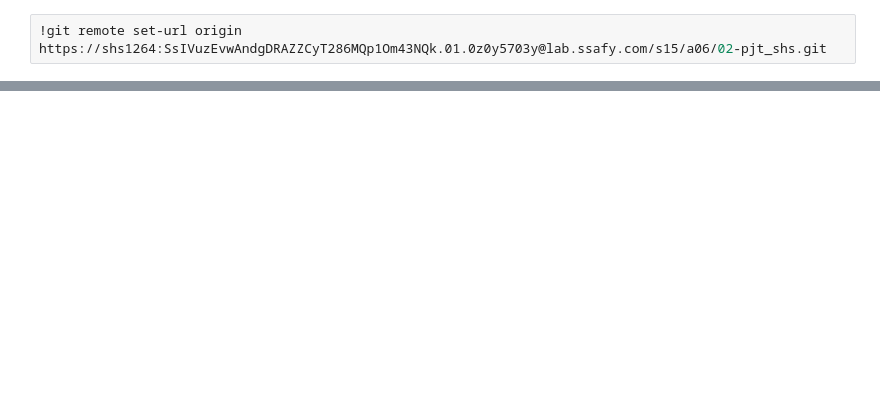
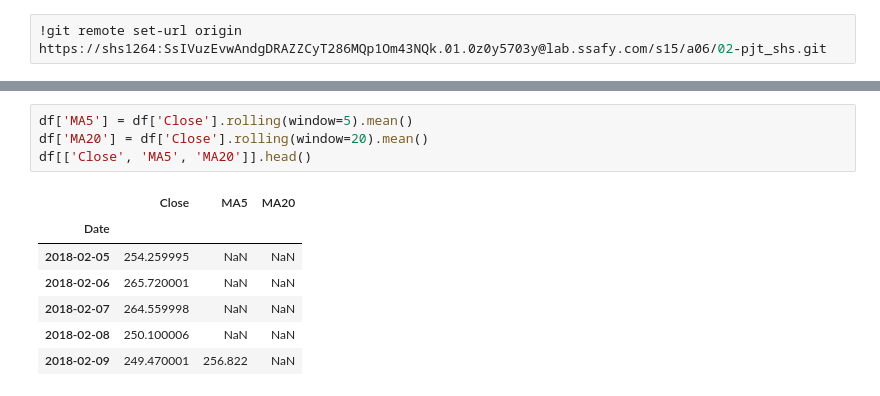
Before and after one commit to gustjrvkdnj1234-png/Analizing_Netflix_stock, a Jupyter notebook: Analizing_Netflix.ipynb, the cells around one changed output, grey strips where cells are left out. Drawn from its saved outputs; the diff is of its cells as text; blank space fills up the shorter version.

```diff
--- a/Analizing_Netflix.ipynb
+++ b/Analizing_Netflix.ipynb
@@ -186,0 +260,12 @@ To https://lab.ssafy.com/s15/a06/02-pjt_shs.git
+# %%
+df['MA5'] = df['Close'].rolling(window=5).mean()
+df['MA20'] = df['Close'].rolling(window=20).mean()
+df[['Close', 'MA5', 'MA20']].head()
+# %% [output]
+|  | Close | MA5 | MA20 |
+| Date |  |  |  |
+| 2018-02-05 | 254.259995 | NaN | NaN |
+| 2018-02-06 | 265.720001 | NaN | NaN |
+| 2018-02-07 | 264.559998 | NaN | NaN |
+| 2018-02-08 | 250.100006 | NaN | NaN |
+| 2018-02-09 | 249.470001 | 256.822 | NaN |
```
Also changed, not shown: parts of 23 cells of this notebook.
